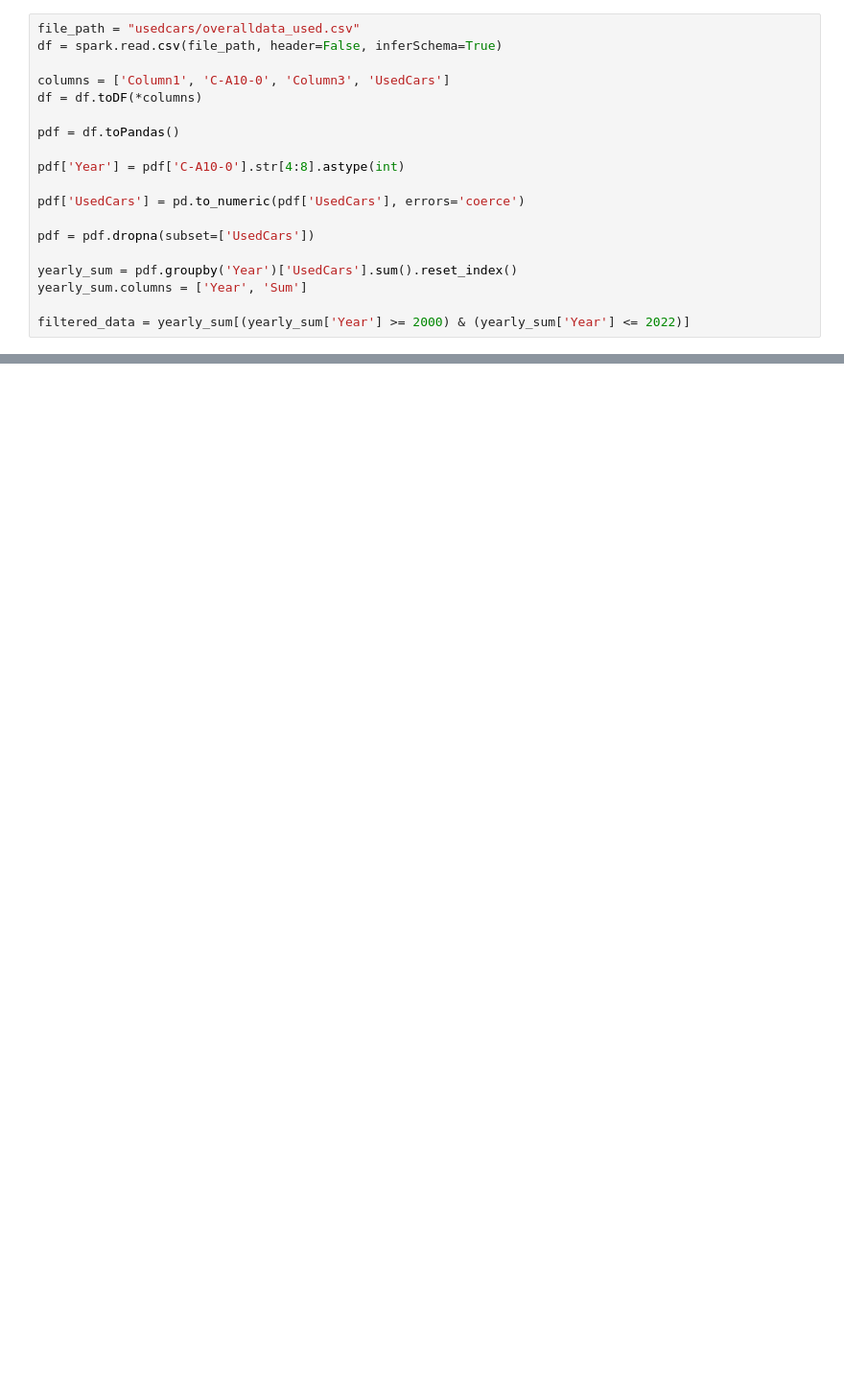
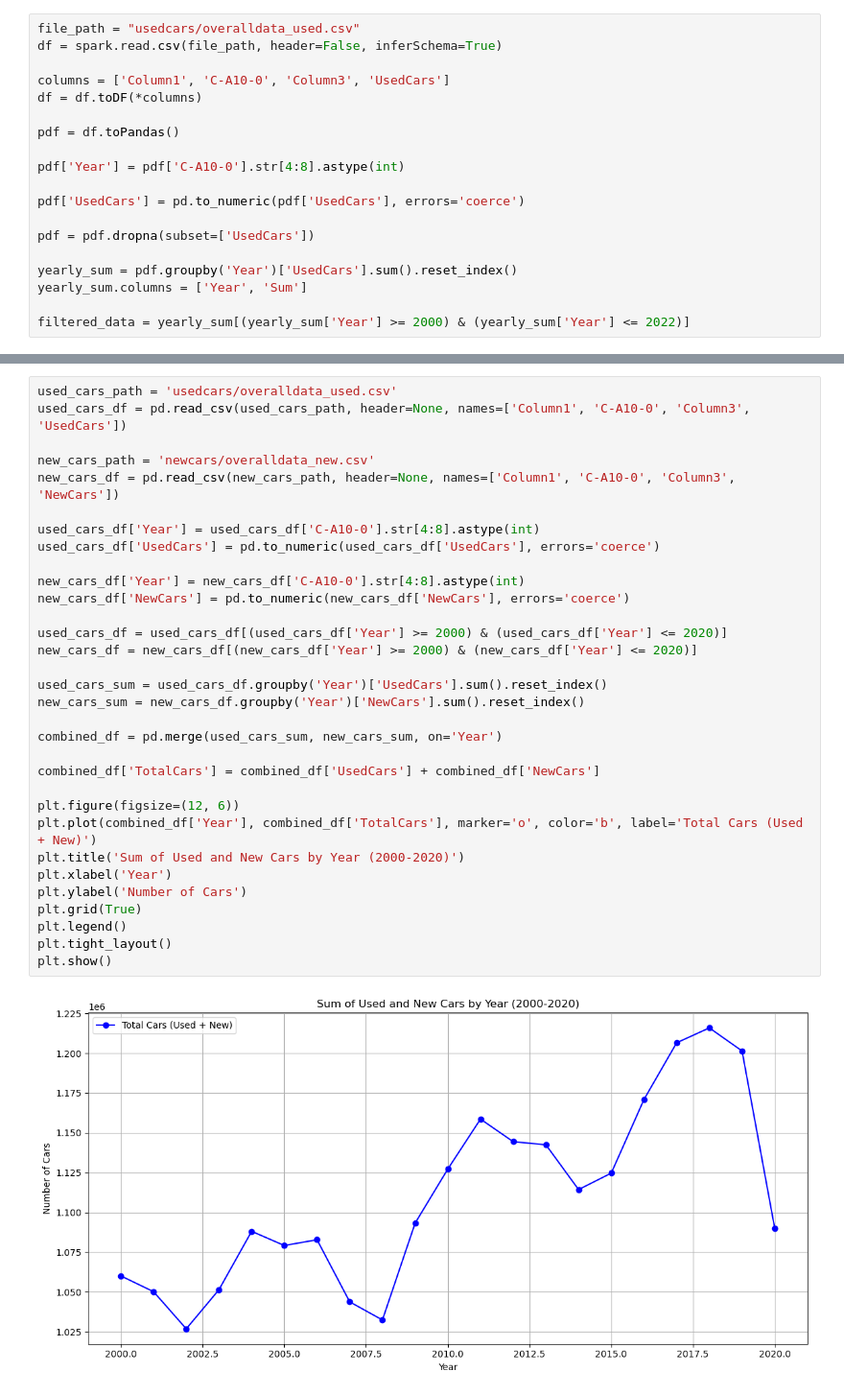
Before and after one commit to huhubi/BDENG, a Jupyter notebook: Projekt/Project_Spark_Emission.ipynb, the cells around one changed output, grey strips where cells are left out. Shown: that part at 96% size. Drawn from its saved outputs; the diff is of its cells as text; blank space fills up the shorter version.

```diff
--- a/Projekt/Project_Spark_Emission.ipynb
+++ b/Projekt/Project_Spark_Emission.ipynb
@@ -210,2 +189,36 @@ plt.show()
+# %%
+used_cars_path = 'usedcars/overalldata_used.csv'
+used_cars_df = pd.read_csv(used_cars_path, header=None, names=['Column1', 'C-A10-0', 'Column3', 'UsedCars'])
+
+new_cars_path = 'newcars/overalldata_new.csv'
+new_cars_df = pd.read_csv(new_cars_path, header=None, names=['Column1', 'C-A10-0', 'Column3', 'NewCars'])
+
+used_cars_df['Year'] = used_cars_df['C-A10-0'].str[4:8].astype(int)
+used_cars_df['UsedCars'] = pd.to_numeric(used_cars_df['UsedCars'], errors='coerce')
+
+new_cars_df['Year'] = new_cars_df['C-A10-0'].str[4:8].astype(int)
+new_cars_df['NewCars'] = pd.to_numeric(new_cars_df['NewCars'], errors='coerce')
+
+used_cars_df = used_cars_df[(used_cars_df['Year'] >= 2000) & (used_cars_df['Year'] <= 2020)]
+new_cars_df = new_cars_df[(new_cars_df['Year'] >= 2000) & (new_cars_df['Year'] <= 2020)]
+
+used_cars_sum = used_cars_df.groupby('Year')['UsedCars'].sum().reset_index()
+new_cars_sum = new_cars_df.groupby('Year')['NewCars'].sum().reset_index()
+
+combined_df = pd.merge(used_cars_sum, new_cars_sum, on='Year')
+
+combined_df['TotalCars'] = combined_df['UsedCars'] + combined_df['NewCars']
+
+plt.figure(figsize=(12, 6))
+plt.plot(combined_df['Year'], combined_df['TotalCars'], marker='o', color='b', label='Total Cars (Used + New)')
+plt.title('Sum of Used and New Cars by Year (2000-2020)')
+plt.xlabel('Year')
+plt.ylabel('Number of Cars')
+plt.grid(True)
+plt.legend()
+plt.tight_layout()
+plt.show()
+# %% [output]
+[figure, added]
 # %%
 spark.stop()
```
Also changed, not shown: parts of 9 cells of this notebook, 5 other files.
